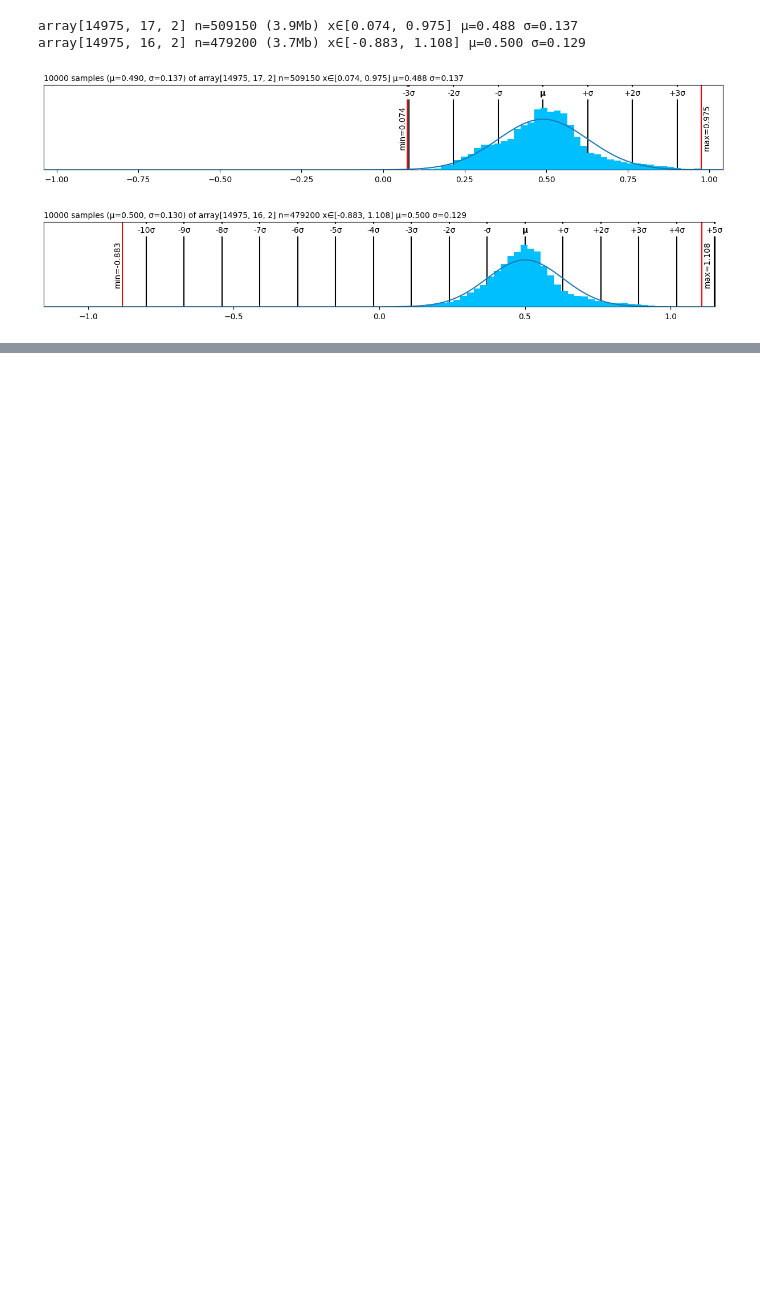
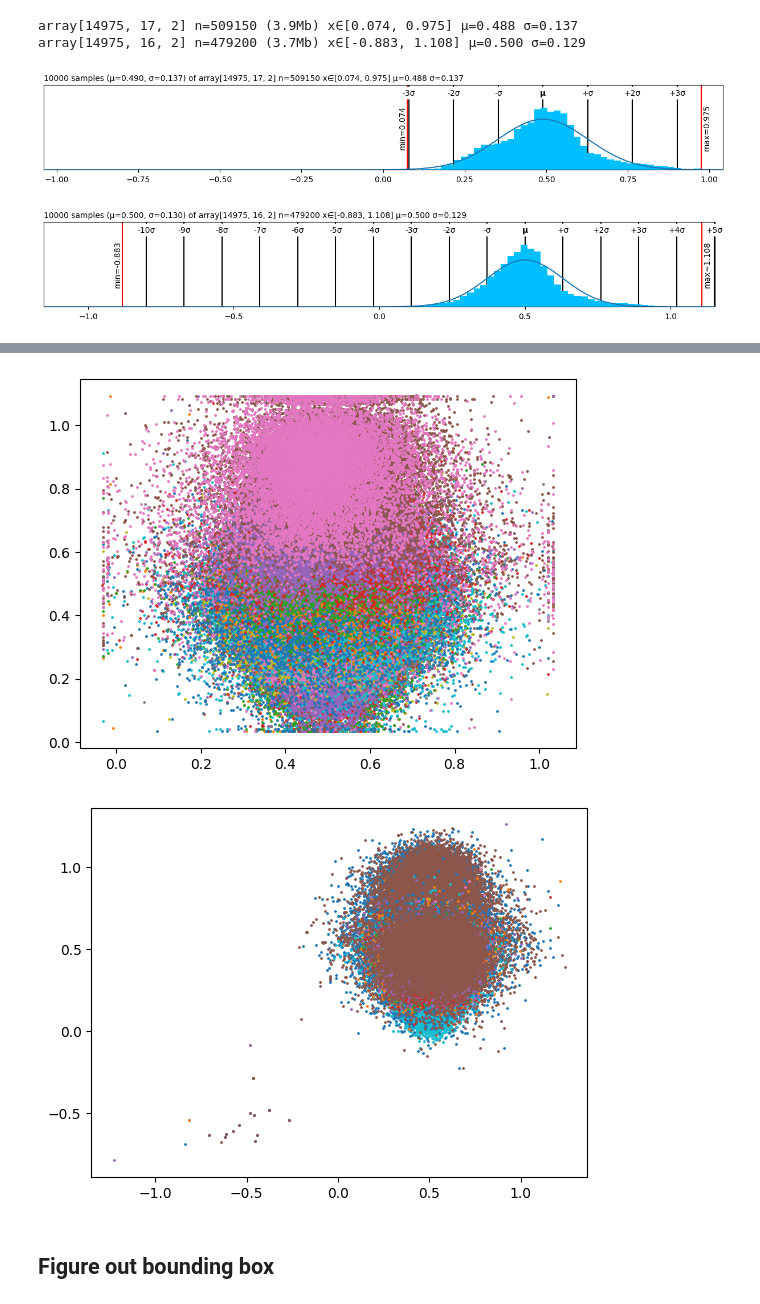
Before and after one commit to bilguudeiblgd/mapping-HPE-representations, a Jupyter notebook: data_analyzing.ipynb, the cells around one changed output, grey strips where cells are left out. Cells and saved outputs as stored; diff of their text form; code cells hidden in the pictures; blank space fills up the shorter version.

```diff
--- a/data_analyzing.ipynb
+++ b/data_analyzing.ipynb
@@ -96,0 +142,13 @@ lo(y_normalized).plt
+# %%
+for i in range(17):
+  plt.scatter(X_normalized1[:, i, 0],X_normalized1[:, i, 1], s=1)
+plt.show()
+
+for i in range(16):
+  plt.scatter(y_normalized1[:, i, 0],y_normalized1[:, i, 1], s=1)
+plt.show()
+# %% [output]
+[figure, added]
+[figure, added]
+# %% [markdown]
+## Figure out bounding box
```
Also changed, not shown: parts of 8 cells of this notebook.
